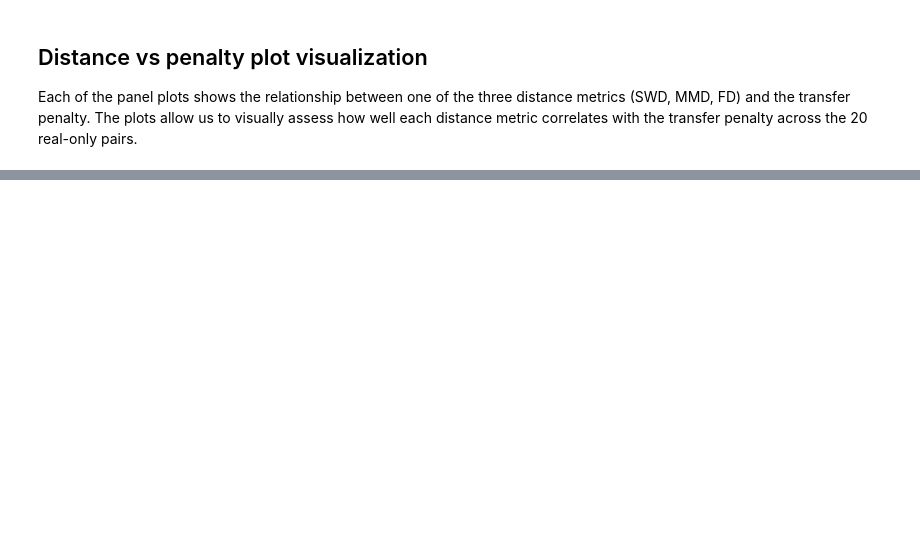
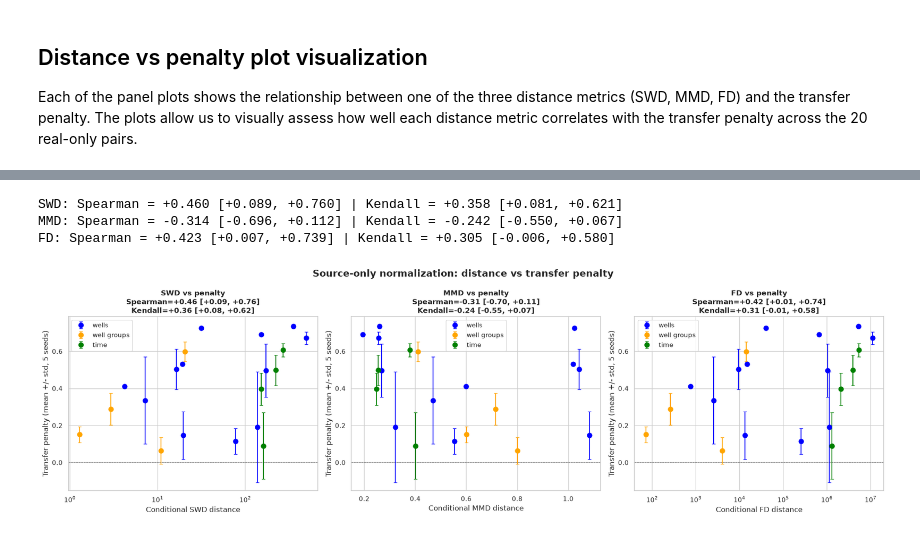
Before and after one commit to lollogiro/ai4i-transfer-learning-synthetic, a Jupyter notebook: stage2-transfer_learning/3w_dom_dist_tl.ipynb, the cells around one changed output, grey strips where cells are left out. Cells and saved outputs as stored; diff of their text form; code cells hidden in the pictures; blank space fills up the shorter version.

```diff
--- a/stage2-transfer_learning/3w_dom_dist_tl.ipynb
+++ b/stage2-transfer_learning/3w_dom_dist_tl.ipynb
@@ -1083,0 +1074,46 @@ Within real 3W data, the mean-shift distances predict the transfer penalty (SWD
+# %%
+blocks_src = list(results_src_df.groupby('family').indices.values())
+x = results_src_df['penalty_mean'].values
+corr_summary_src = {}
+for metric in ['SWD', 'MMD', 'FD']:
+    y = results_src_df[metric].values
+    rho = stats.spearmanr(x, y).statistic
+    tau = stats.kendalltau(x, y).statistic
+    rho_ci = bootstrap_ci(x, y, blocks_src, stat='spearman')
+    tau_ci = bootstrap_ci(x, y, blocks_src, stat='kendall')
+    corr_summary_src[metric] = {'rho': rho, 'rho_ci': rho_ci, 'tau': tau, 'tau_ci': tau_ci}
+    print(f'{metric}: Spearman = {rho:+.3f} [{rho_ci[0]:+.3f}, {rho_ci[1]:+.3f}] | '
+          f'Kendall = {tau:+.3f} [{tau_ci[0]:+.3f}, {tau_ci[1]:+.3f}]')
+# %% [output]
+SWD: Spearman = +0.460 [+0.089, +0.760] | Kendall = +0.358 [+0.081, +0.621]
+MMD: Spearman = -0.314 [-0.696, +0.112] | Kendall = -0.242 [-0.550, +0.067]
+FD: Spearman = +0.423 [+0.007, +0.739] | Kendall = +0.305 [-0.006, +0.580]
+# %%
+fig, axes = plt.subplots(1, 3, figsize=(20, 6))
+fig.suptitle('Source-only normalization: distance vs transfer penalty', fontsize=16, fontweight='bold')
+palette = {'well': 'blue', 'group': 'orange', 'year': 'green'}
+metrics = ['SWD', 'MMD', 'FD']
+
+for i, metric in enumerate(metrics):
+    ax = axes[i]
+    for axis in ['well', 'group', 'year']:
+        sub = results_src_df[results_src_df['axis'] == axis]
+        ax.errorbar(sub[metric], sub['penalty_mean'], yerr=sub['penalty_std'],
+                    fmt='o', ms=8, capsize=3, color=palette[axis],
+                    label={'well': 'wells', 'group': 'well groups', 'year': 'time'}[axis],
+                    zorder=3)
+    ax.axhline(0, color='gray', lw=0.8, ls='--')
+    if metric in ('SWD', 'FD'):
+        ax.set_xscale('log')
+    c = corr_summary_src[metric]
+    ax.set_title(f'{metric} vs penalty\n'
+                 f'Spearman={c["rho"]:+.2f} [{c["rho_ci"][0]:+.2f}, {c["rho_ci"][1]:+.2f}]\n'
+                 f'Kendall={c["tau"]:+.2f} [{c["tau_ci"][0]:+.2f}, {c["tau_ci"][1]:+.2f}]',
+                 fontsize=12, fontweight='bold')
+    ax.set_xlabel(f'Conditional {metric} distance')
+    ax.set_ylabel('Transfer penalty (mean +/- std, 5 seeds)')
+    ax.legend(frameon=True)
+plt.tight_layout()
+plt.show()
+# %% [output]
+[figure, added]
```
Also changed, not shown: parts of 17 cells of this notebook, 3 other files.
